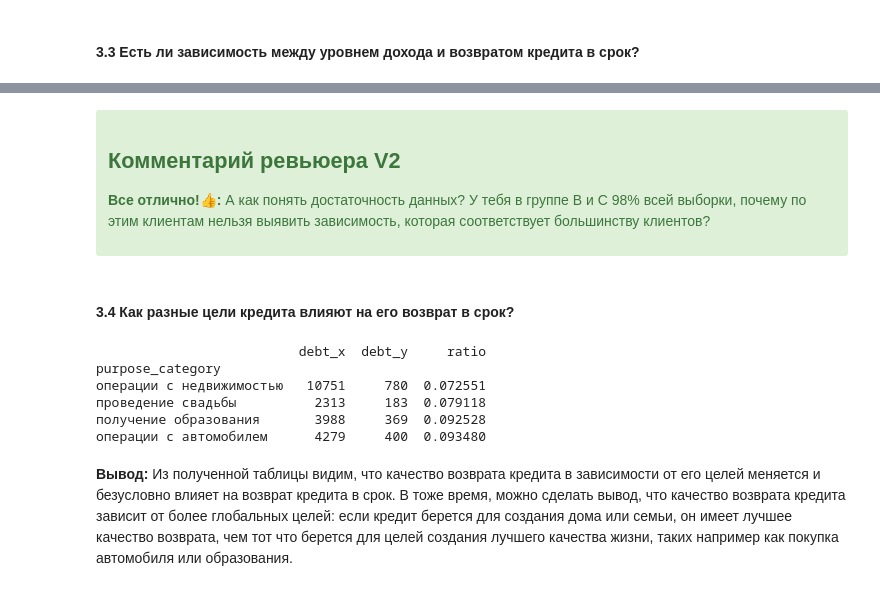
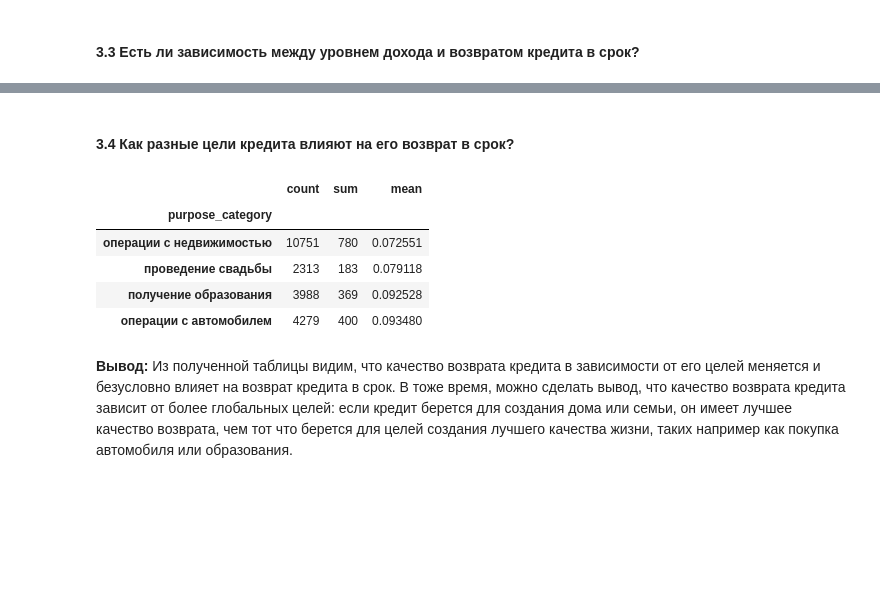
Before and after one commit to denismaslov/yandex, a Jupyter notebook: sprint2/yandex_practicum_sprint2.ipynb, the cells around one changed output, grey strips where cells are left out. Saved outputs shown, nothing was run; the diff lists cells and outputs as text; code cells hidden in the pictures; blank space fills up the shorter version.

```diff
--- a/sprint2/yandex_practicum_sprint2.ipynb
+++ b/sprint2/yandex_practicum_sprint2.ipynb
@@ -435,35 +300,14 @@ E                          22       2  0.090909
-# %% [markdown]
-<div class="alert alert-success">
-<h2> Комментарий ревьюера V2<a class="tocSkip"> </h2>
-
-<b>Все отлично!👍:</b> А как понять достаточность данных? У тебя в группе В и С 98% всей выборки, почему по этим клиентам нельзя выявить зависимость, которая соответствует большинству клиентов?
 # %% [markdown]
 #### 3.4 Как разные цели кредита влияют на его возврат в срок?
-# %%
-# Ваш код будет здесь. Вы можете создавать новые ячейки.
-#data.info()
-data_debt_purpose = data[['debt', 'purpose_category']]
-#ранее, мы создавали функцию ранжирующую заемщиков по категории целей кредита и создали колонку с категорией цели
-#создаем отдельную таблицу включающую столбцы 'debt', 'purpose_category'
-data_purpose = data_debt_purpose.groupby('purpose_category').count()
-#группируем данные по столбцу 'purpose_category' и подсчитываем какие заемщики брали кредит
-data_debt_purpose = data_debt_purpose[data_debt_purpose['debt'] != 0]
-#удаляем строки с отсутствием задолженности
-data_debt_purpose_count = data_debt_purpose.groupby('purpose_category').count()
-#группируем данные по столбцу 'purpose_category' и подсчитываем какие заемщики имели задолженность
-data_purpose_final = data_purpose.merge(data_debt_purpose_count, on='purpose_category', how='left')
-#обьединяем обе таблицы в одну
-data_purpose_final['ratio'] = data_purpose_final['debt_y'] / data_purpose_final['debt_x']
-#добавляем колонку 'ratio' показывающую отношение невозвратов кредита к общему количеству займов в зависимости от целей кредита
-print(data_purpose_final.sort_values('ratio'))
-#печать финальных результатов ранжируя по столбцу 'ratio'
-# %% [output]
-                          debt_x  debt_y     ratio
-purpose_category
-операции с недвижимостью   10751     780  0.072551
-проведение свадьбы          2313     183  0.079118
-получение образования       3988     369  0.092528
-операции с автомобилем      4279     400  0.093480
+# %%
+data.groupby('purpose_category')['debt'].agg(['count', 'sum', 'mean']).sort_values('mean')
+# %% [output]
+|  | count | sum | mean |
+| purpose_category |  |  |  |
+| операции с недвижимостью | 10751 | 780 | 0.072551 |
+| проведение свадьбы | 2313 | 183 | 0.079118 |
+| получение образования | 3988 | 369 | 0.092528 |
+| операции с автомобилем | 4279 | 400 | 0.093480 |
 # %% [markdown]
 **Вывод:**
 Из полученной таблицы видим, что качество возврата кредита в зависимости от его целей меняется и безусловно влияет на возврат кредита в срок. В тоже время, можно сделать вывод, что качество возврата кредита зависит от более глобальных целей: если кредит берется для создания дома или семьи, он имеет лучшее качество возврата, чем тот что берется для целей создания лучшего качества жизни, таких например как покупка автомобиля или образования.
```
Also changed, not shown: parts of 20 cells of this notebook.
